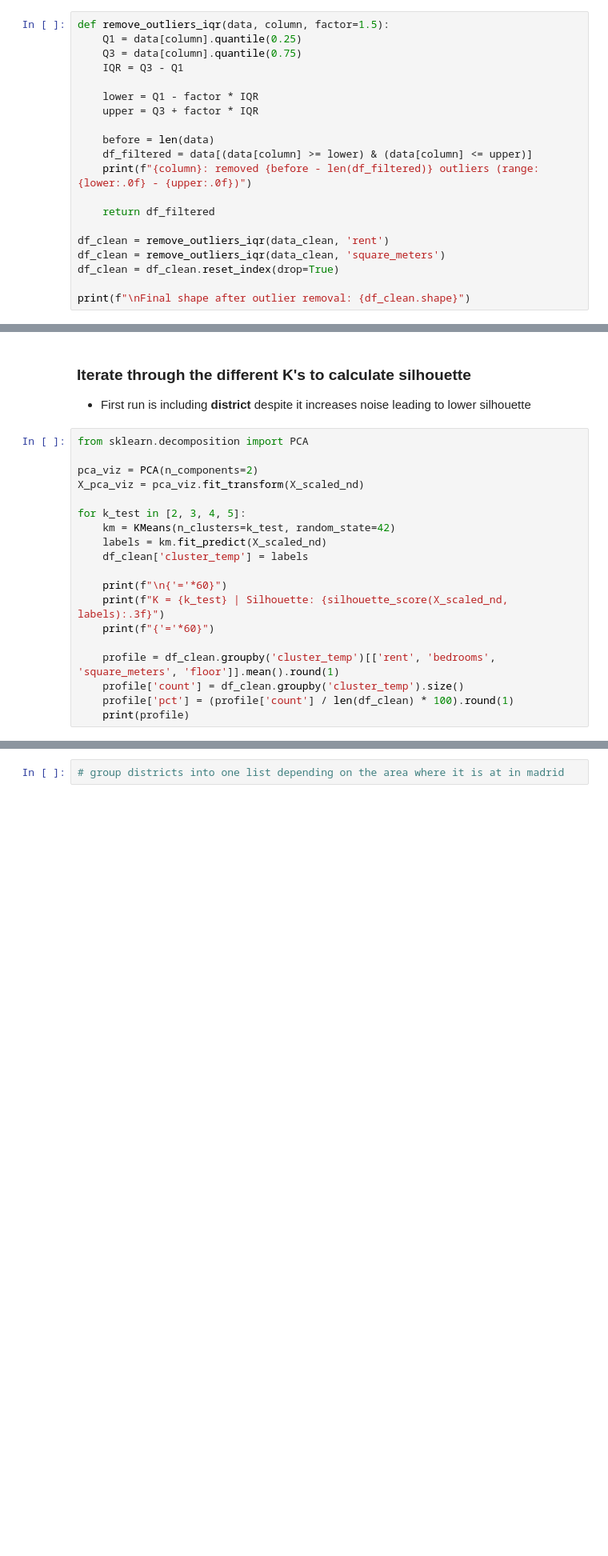
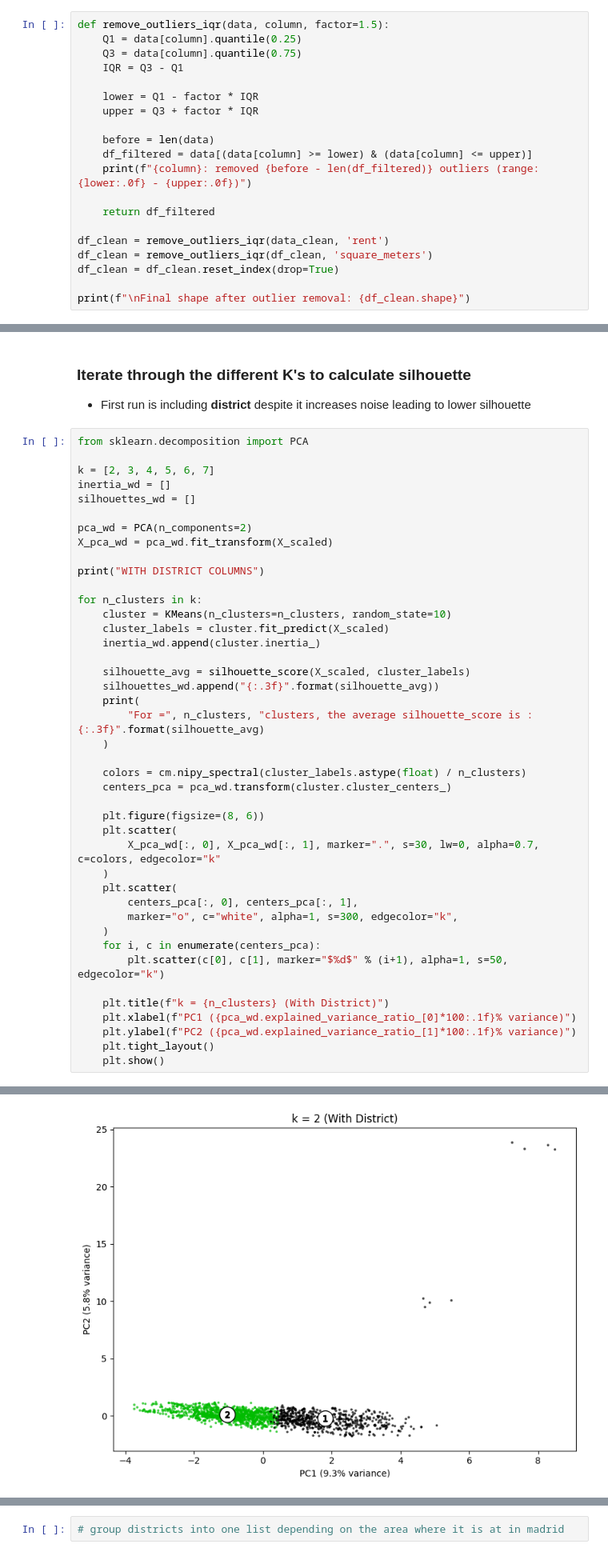
Before and after one commit to moanv2/Madrid_Rental_Properties_ML1-, a Jupyter notebook: segmentation/K-means.ipynb, the cells around one changed output, grey strips where cells are left out. Shown at 80% size. Cells and saved outputs as stored; diff of their text form; blank space fills up the shorter version.

```diff
--- a/segmentation/K-means.ipynb
+++ b/segmentation/K-means.ipynb
@@ -219,7 +219,7 @@ def remove_outliers_iqr(data, column, factor=1.5):
     return df_filtered
 
 df_clean = remove_outliers_iqr(data_clean, 'rent')
-df_clean = remove_outliers_iqr(data_clean, 'square_meters')
+df_clean = remove_outliers_iqr(df_clean, 'square_meters')
 df_clean = df_clean.reset_index(drop=True)
 
 print(f"\nFinal shape after outlier removal: {df_clean.shape}")
@@ -325,20 +325,43 @@ max                  8.22                        8.08
 # %%
 from sklearn.decomposition import PCA
 
-pca_viz = PCA(n_components=2)
-X_pca_viz = pca_viz.fit_transform(X_scaled_nd)
+k = [2, 3, 4, 5, 6, 7]
+inertia_wd = []
+silhouettes_wd = []
 
-for k_test in [2, 3, 4, 5]:
-    km = KMeans(n_clusters=k_test, random_state=42)
-    labels = km.fit_predict(X_scaled_nd)
-    df_clean['cluster_temp'] = labels
+pca_wd = PCA(n_components=2)
+X_pca_wd = pca_wd.fit_transform(X_scaled)
 
-    print(f"\n{'='*60}")
-    print(f"K = {k_test} | Silhouette: {silhouette_score(X_scaled_nd, labels):.3f}")
-    print(f"{'='*60}")
+print("WITH DISTRICT COLUMNS")
 
-    profile = df_clean.groupby('cluster_temp')[['rent', 'bedrooms', 'square_meters', 'floor']].mean().round(1)
-    profile['count'] = df_clean.groupby('cluster_temp').size()
-    profile['pct'] = (profile['count'] / len(df_clean) * 100).round(1)
-    print(profile)
+for n_clusters in k:
+    cluster = KMeans(n_clusters=n_clusters, random_state=10)
+    cluster_labels = cluster.fit_predict(X_scaled)
+    inertia_wd.append(cluster.inertia_)
+
+    silhouette_avg = silhouette_score(X_scaled, cluster_labels)
+    silhouettes_wd.append("{:.3f}".format(silhouette_avg))
+    print(
+        "For =", n_clusters, "clusters, the average silhouette_score is : {:.3f}".format(silhouette_avg)
+    )
+
+    colors = cm.nipy_spectral(cluster_labels.astype(float) / n_clusters)
+    centers_pca = pca_wd.transform(cluster.cluster_centers_)
+
+    plt.figure(figsize=(8, 6))
+    plt.scatter(
+        X_pca_wd[:, 0], X_pca_wd[:, 1], marker=".", s=30, lw=0, alpha=0.7, c=colors, edgecolor="k"
+    )
+    plt.scatter(
+        centers_pca[:, 0], centers_pca[:, 1],
+        marker="o", c="white", alpha=1, s=300, edgecolor="k",
+    )
+    for i, c in enumerate(centers_pca):
+        plt.scatter(c[0], c[1], marker="$%d$" % (i+1), alpha=1, s=50, edgecolor="k")
+
+    plt.title(f"k = {n_clusters} (With District)")
+    plt.xlabel(f"PC1 ({pca_wd.explained_variance_ratio_[0]*100:.1f}% variance)")
+    plt.ylabel(f"PC2 ({pca_wd.explained_variance_ratio_[1]*100:.1f}% variance)")
+    plt.tight_layout()
+    plt.show()
 # %% [output]
@@ -361,0 +370 @@ K = 3 | Silhouette: 0.324
+[figure, added]
```
Also changed, not shown: parts of 16 cells of this notebook.
